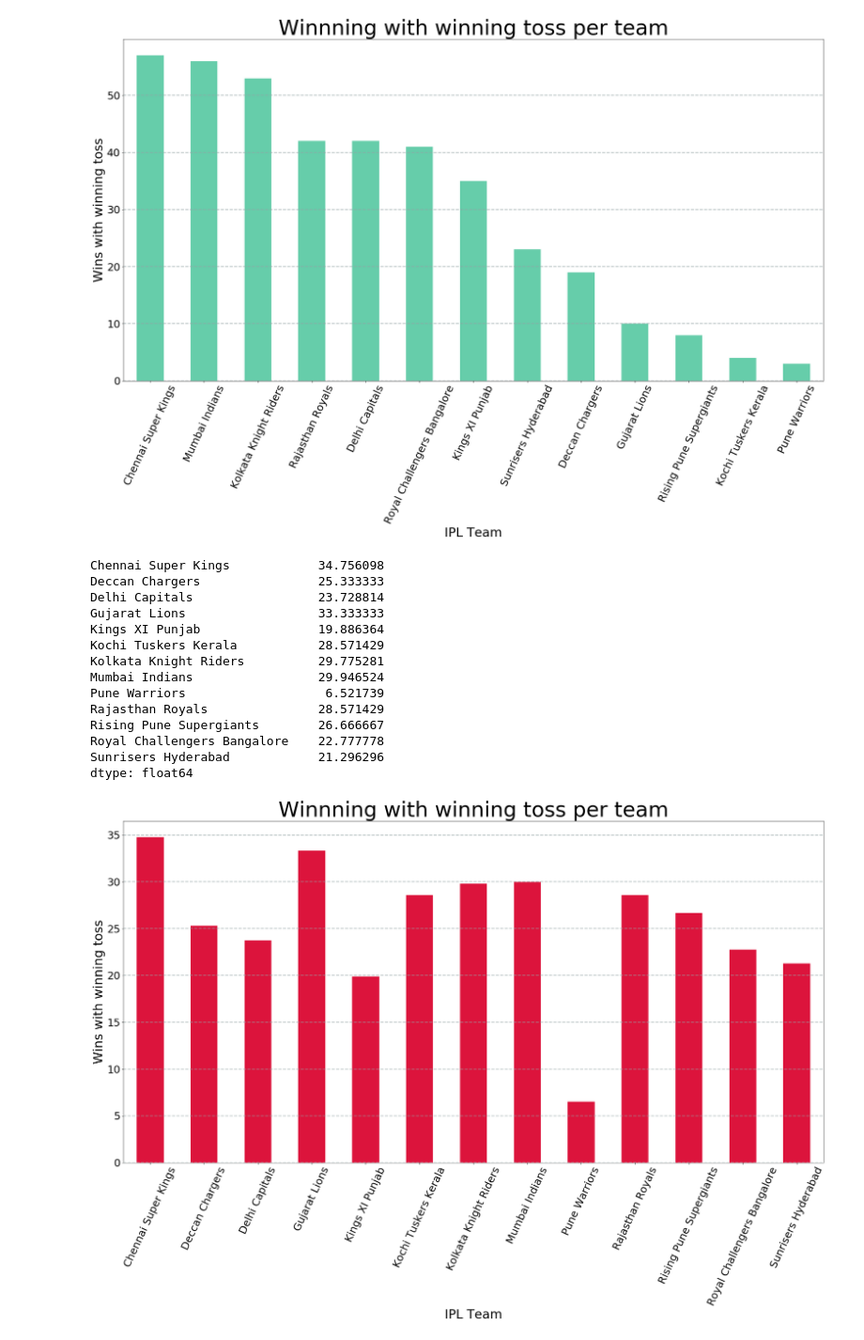
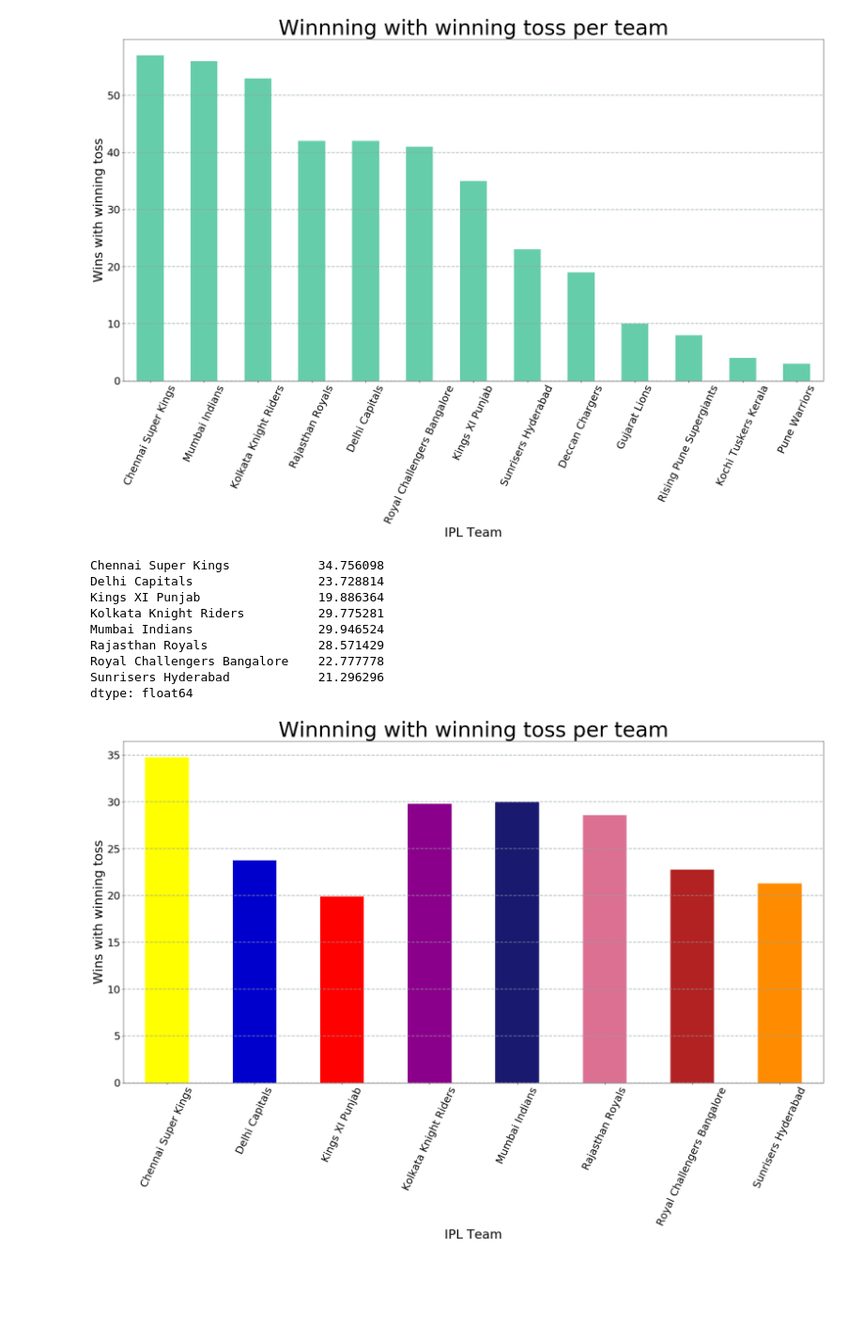
Before and after one commit to Thesavagecoder7784/Statistical-Data-Analysis-With-Pandas, a Jupyter notebook: IPL Stats.ipynb, the cells around one changed output. Shown at 94% size. Cells and saved outputs as stored; diff of their text form; code cells hidden in the pictures; blank space fills up the shorter version.

```diff
--- a/IPL Stats.ipynb
+++ b/IPL Stats.ipynb
@@ -257,30 +293,30 @@ Kochi Tuskers Kerala            4
 Pune Warriors                   3
 Name: winner, dtype: int64
 [figure]
+# %%
+b1
+# %% [output]
+Chennai Super Kings            34.756098
+Delhi Capitals                 23.728814
+Kings XI Punjab                19.886364
+Kolkata Knight Riders          29.775281
+Mumbai Indians                 29.946524
+Rajasthan Royals               28.571429
+Royal Challengers Bangalore    22.777778
+Sunrisers Hyderabad            21.296296
+dtype: float64
 # %%
 b = a2/f
 b = b *100
-b.plot(kind = 'bar',color = 'crimson')
+b1.plot(kind = 'bar',color = ['yellow','mediumblue','red','darkmagenta','midnightblue','palevioletred','firebrick','darkorange'])
 plt.grid(color='#95a5a6', linestyle='--', linewidth=2, axis='y', alpha=0.7)
 plt.xticks(fontsize =25,rotation = 65)
 plt.yticks(fontsize = 25)
 plt.xlabel("IPL Team",fontsize = 30)
 plt.ylabel("Wins with winning toss",fontsize = 30)
 plt.title("Winnning with winning toss per team",fontsize = 50)
-b
+b1 = b[['Chennai Super Kings','Delhi Capitals','Kings XI Punjab','Kolkata Knight Riders',
+       'Mumbai Indians','Rajasthan Royals','Royal Challengers Bangalore',
+       'Sunrisers Hyderabad']]
 # %% [output]
-Chennai Super Kings            34.756098
-Deccan Chargers                25.333333
-Delhi Capitals                 23.728814
-Gujarat Lions                  33.333333
-Kings XI Punjab                19.886364
-Kochi Tuskers Kerala           28.571429
-Kolkata Knight Riders          29.775281
-Mumbai Indians                 29.946524
-Pune Warriors                   6.521739
-Rajasthan Royals               28.571429
-Rising Pune Supergiants        26.666667
-Royal Challengers Bangalore    22.777778
-Sunrisers Hyderabad            21.296296
-dtype: float64
-[figure, old version]
+[figure, new version]
```
Also changed, not shown: parts of 8 cells of this notebook.
